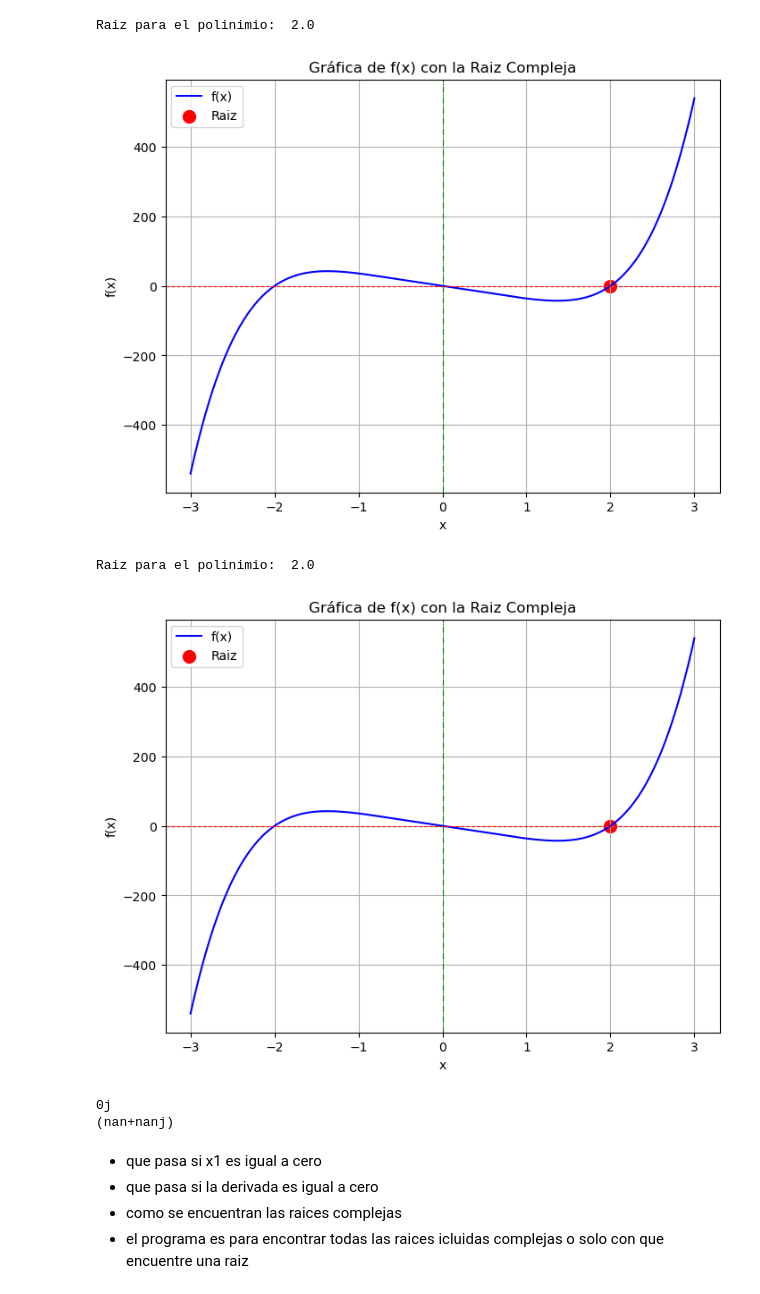
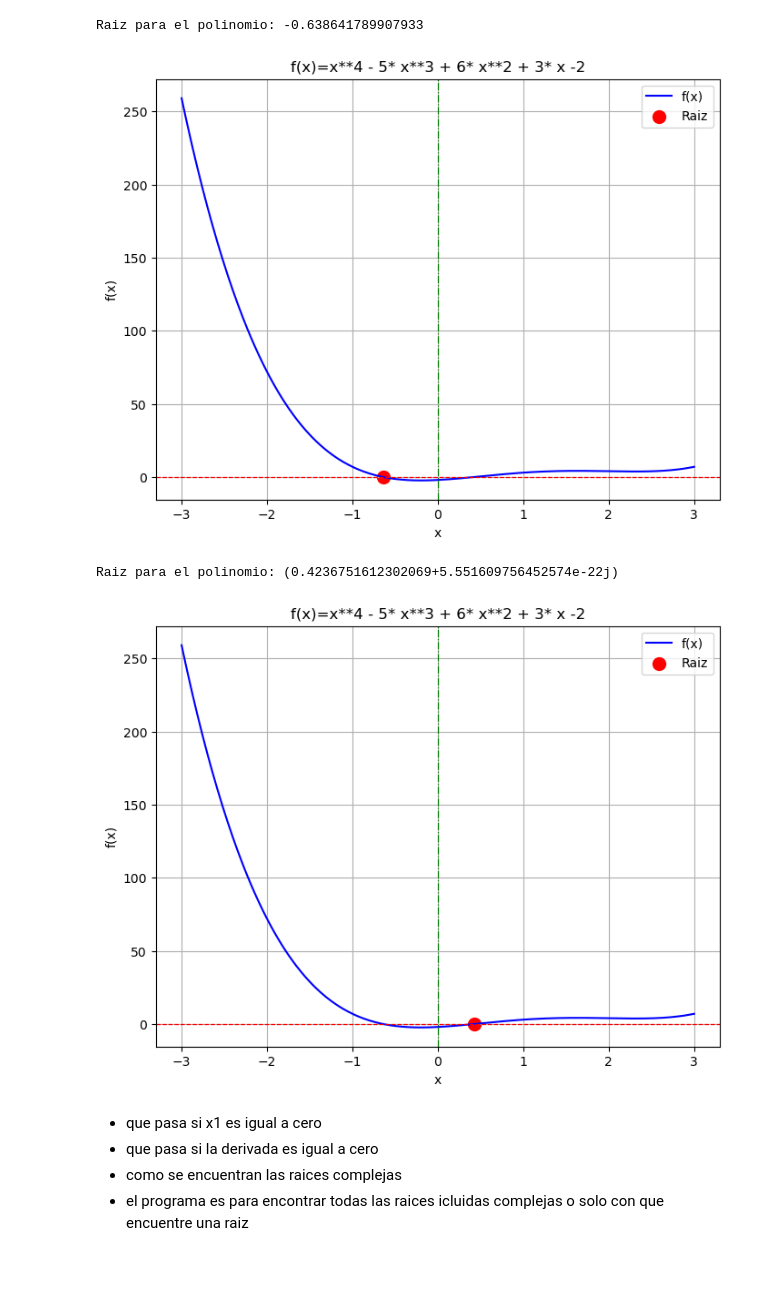
Before and after one commit to Leodna/math, a Jupyter notebook: newton_raphson_final.ipynb, the cells around one changed output. Cells and saved outputs as stored; diff of their text form; code cells hidden in the pictures; blank space fills up the shorter version.

Commit message:
Se termino el algoritomo de newtoh-raphson

```diff
--- a/newton_raphson_final.ipynb
+++ b/newton_raphson_final.ipynb
@@ -2,4 +2,9 @@
 import numpy as np
 import sympy as sp
 import matplotlib.pyplot as plt
+# %%
+x = sp.Symbol("x")
+iter_max = 100
+tol = 1e-6
+FUN = ""
 # %%
@@ -49,35 +53,62 @@ def graficar(x=None,y=None,c=False):
+# %%
+def ingresar_valor_inicial():
+    complejo = input("¿El valor inicial de x es complejo? (S/N): ")
+    #Si la x inicial es un número complejo se indica y se almacena en x0
+    if complejo.lower() == 's':
+        x0_real = float(input("Ingrese la parte real de x0: "))
+        x0_imag = float(input("Ingrese la parte imaginaria de x0: "))
+        x0 = complex(x0_real, x0_imag)
+    else:
+        x0 = float(input("Ingrese el valor de x0 inicial: "))
+    return x0
 # %%
-while i<iter_max:
-    if derivada(x0) == 0:
-        raise Exception("La derivada es igual a cero en x0, el método de Newton-Raphson no puede continuar.")
+def encontrar_raices():
+    funcion, derivada,strfun = ingresar_polinomio()
+    x0 = ingresar_valor_inicial()
 
-    x1 = x0 - funcion(x0) / derivada (x0)
-    if x1 == 0:
-        raise Exception ("El valor de x1 es 0, el método de Newton-Raphson no puede continuar")
+    i = 0
+    x1 = 0
 
+    #Ciclo while para controlar que el metodo Newton-Raphson no se cicle infinito
+    while i < iter_max:
+        #Si la derivada evaluada en el valor actual de x da 0 se detiene el programa para evitar errores
+        if derivada( x0) == 0:
+            print("La derivada es igual a cero en x0, el método de Newton-Raphson no puede continuar.")
+            break
 
-    if ERNP(valor_anterior=x0,valor_actual=x1) < complex(tol,0):
-        print ("Raiz para el polinimio: ",x1)
-        graficar(x1,funcion(x1))
+        x1 = x0 - funcion(x0) / derivada(x0)
 
-    x0 = x1
-    i+=1
+        #Si el nuevo valor x1 es 0 se detiene el programa para evitar errores de división por 0 al calcular ERNP
+        if x1 == 0:
+            print("El valor de x1 es 0, el método de Newton-Raphson no puede continuar.")
+            break
+
+        #Si el ERNP es menor que el valor de tolerancia entonces es una raíz
+        if ERNP(x1, x0) < complex(tol, 0):
+            print("Raiz para el polinomio:", x1)
+            graficar(funcion, x=x1,y=funcion(x1),strfun=strfun)
+            break
+
+        x0 = x1
+        i += 1
+
+encontrar_raices()
 # %% [output]
-Raiz para el polinimio:  2.0
+Raiz para el polinomio: -0.638641789907933
-[figure, old version]
+[figure, new version]
-Raiz para el polinimio:  2.0
-[figure, removed]
+# %%
+encontrar_raices()
+# %% [output]
+Raiz para el polinomio: (0.4236751612302069+5.551609756452574e-22j)
+[figure, added]
 # %%
 #(-1.2383497344421214e-13+1.2154234324719682e-13j)
-xv = (-1.2383497344421214e-13+1.2154234324719682e-13j)
-derivada(xv)
+#xv = (-1.2383497344421214e-13+1.2154234324719682e-13j)
+#derivada(xv)
 
-xs1 = xv - funcion(xv) / derivada (xv)
-print (xs1)
-print (ERNP(valor_actual=xs1,valor_anterior=xv))
+#xs1 = xv - funcion(xv) / derivada (xv)
+#print (xs1)
+#print (ERNP(valor_actual=xs1,valor_anterior=xv))
-# %% [output]
-0j
-(nan+nanj)
 # %% [markdown]
 * que pasa si x1 es igual a cero
 * que pasa si la derivada es igual a cero
```
Also changed, not shown: parts of 4 cells of this notebook.
